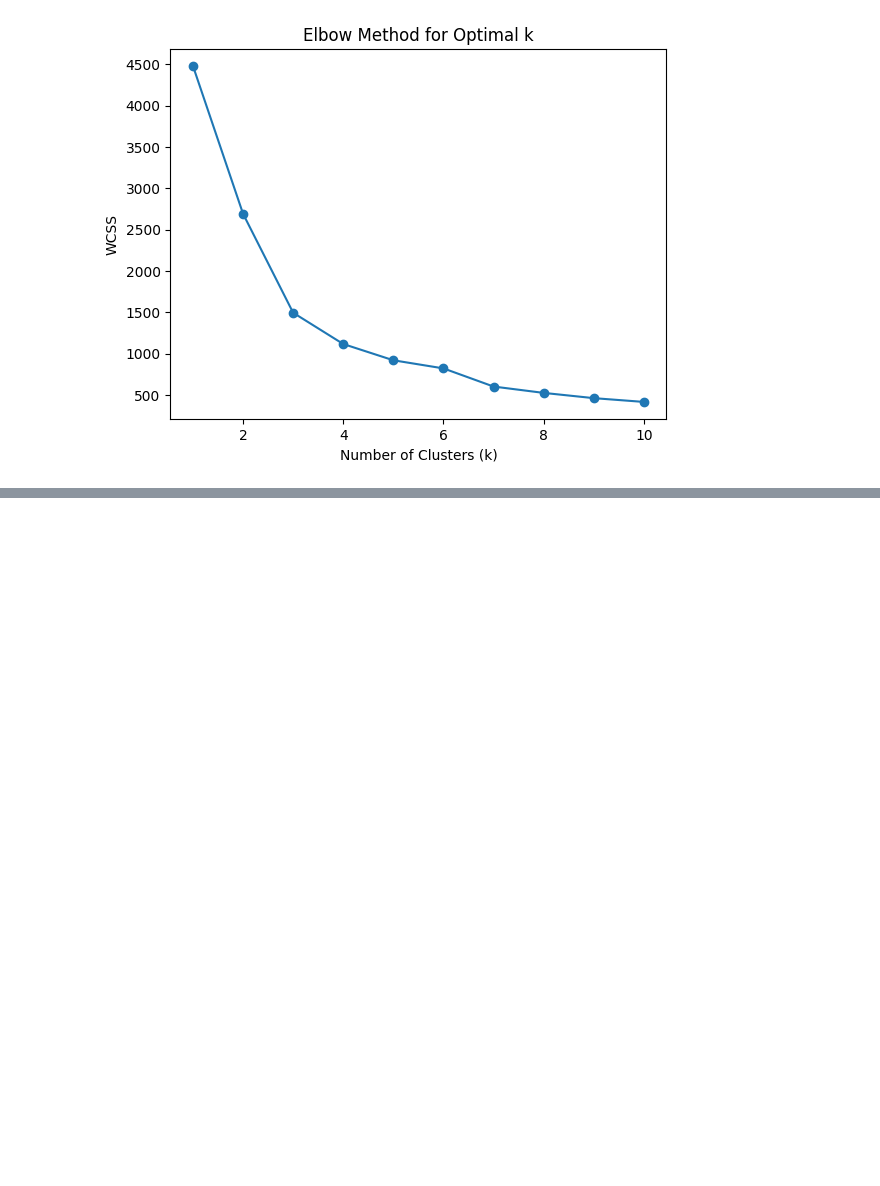
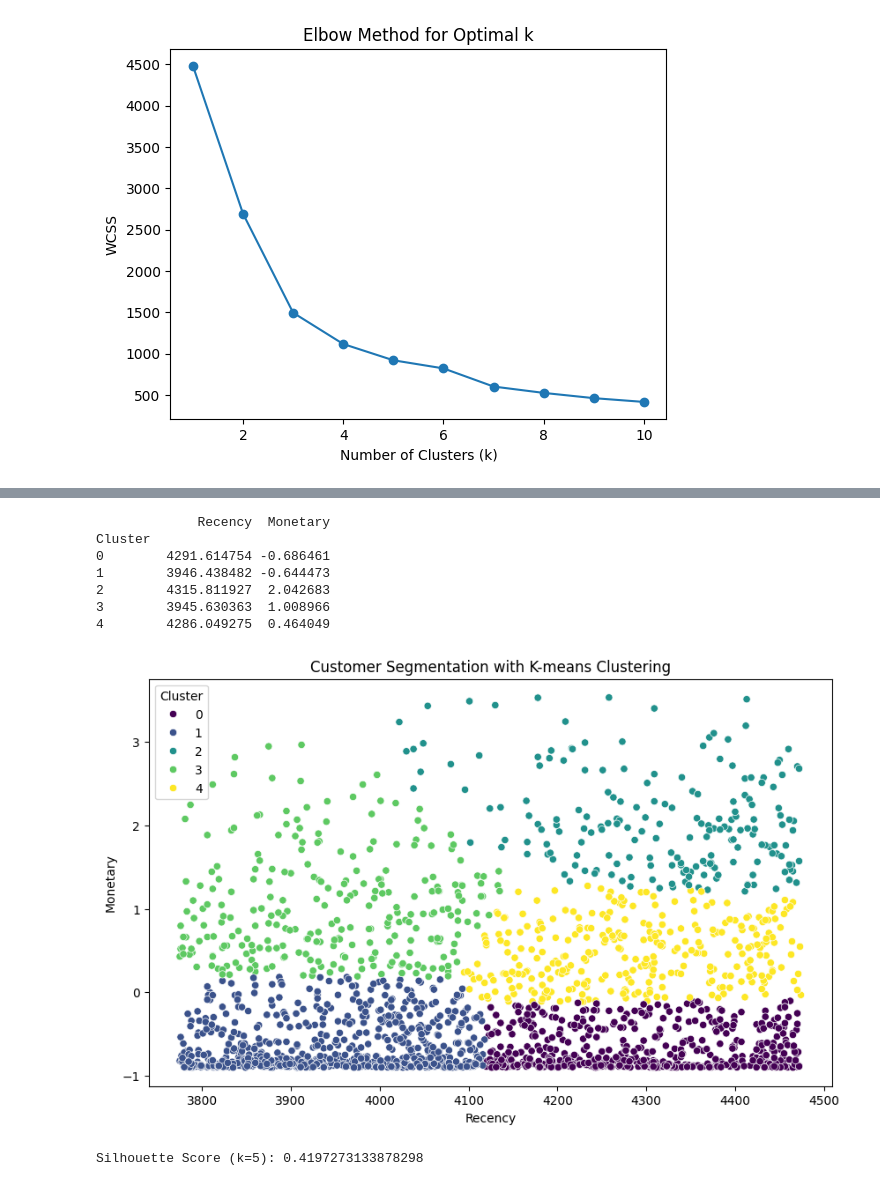
Before and after one commit to ghassantaleb/loyalty-landscape-analysis, a Jupyter notebook: loyalty_landscape_analysis.ipynb, the cells around one changed output, grey strips where cells are left out. Cells and saved outputs as stored; diff of their text form; code cells hidden in the pictures; blank space fills up the shorter version.

```diff
--- a/loyalty_landscape_analysis.ipynb
+++ b/loyalty_landscape_analysis.ipynb
@@ -315,3 +314,36 @@ Inertia (k=4): 1116.7274012129203
 Silhouette Score (k=3): 0.4402836872922803
 Silhouette Score (k=4): 0.4448616203729451
 [figure]
+# %%
+k = 5
+
+kmeans_k5 = KMeans(n_clusters=k, random_state=42)
+rm_k5 = rm.copy()  # Create a copy of 'rm' for k=5
+rm_k5['Cluster'] = kmeans_k5.fit_predict(X_scaled)
+# %%
+# Analyze cluster characteristics (e.g., mean Recency and Monetary for each cluster)
+cluster_means = rm_k5.groupby('Cluster')[['Recency', 'Monetary']].mean()
+print(cluster_means)
+
+# Visualize the clusters (e.g., scatter plot of Recency vs. Monetary with cluster colors)
+plt.figure(figsize=(10, 6))
+sns.scatterplot(x='Recency', y='Monetary', hue='Cluster', data=rm_k5, palette='viridis')
+plt.title('Customer Segmentation with K-means Clustering')
+plt.xlabel('Recency')
+plt.ylabel('Monetary')
+plt.show()
+# %% [output]
+             Recency  Monetary
+Cluster
+0        4291.614754 -0.686461
+1        3946.438482 -0.644473
+2        4315.811927  2.042683
+3        3945.630363  1.008966
+4        4286.049275  0.464049
+[figure, added]
+# %%
+from sklearn.metrics import silhouette_score
+silhouette_k5 = silhouette_score(X_scaled, rm_k5['Cluster'])
+print("\nSilhouette Score (k=5):", silhouette_k5)
+# %% [output]
+Silhouette Score (k=5): 0.4197273133878298
```
Also changed, not shown: parts of 27 cells of this notebook.
